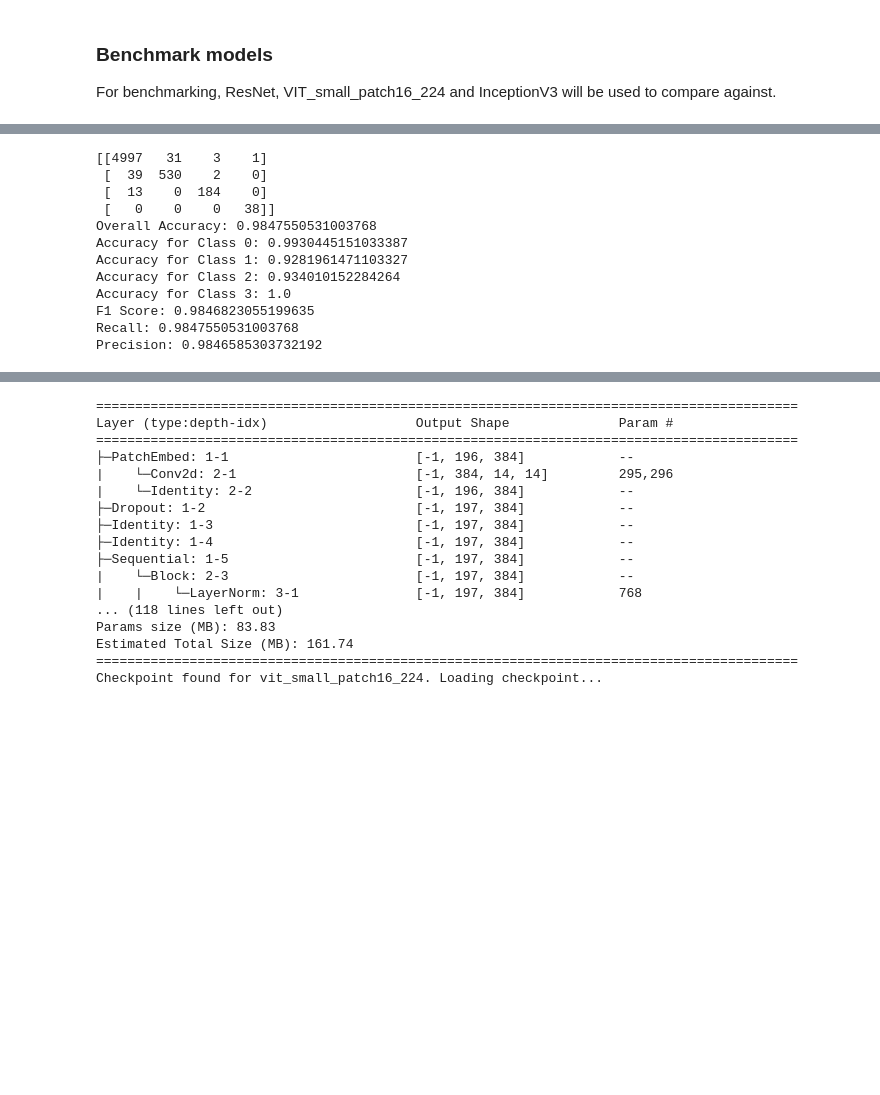
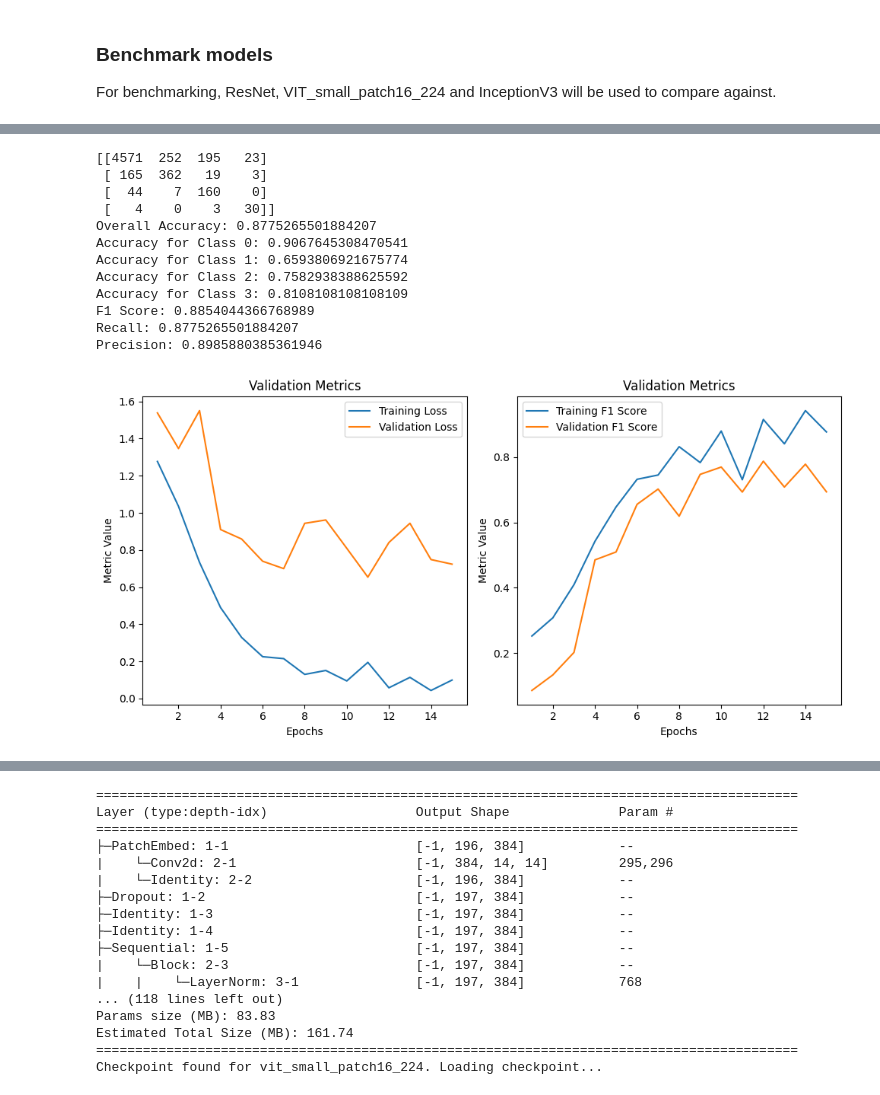
Before and after one commit to LHJJosh/DeepDementiaDetect, a Jupyter notebook: oasis_3_notebook.ipynb, the cells around one changed output, grey strips where cells are left out. Drawn from its saved outputs; the diff is of its cells as text; code cells hidden in the pictures; blank space fills up the shorter version.

Commit message:
fix: training loop no longer breaks:

```diff
--- a/oasis_3_notebook.ipynb
+++ b/oasis_3_notebook.ipynb
@@ -419,12 +419,13 @@ def load_model(model, model_name, model_type='best'):
 
     return model
 # %%
-def plot_metrics(metric_history, title='Validation Metrics', ylabel='Metric Value'):
+def plot_metrics(metric_history, title='Metrics', ylabel='Metric Value'):
     epochs = range(1, len(metric_history['val_loss']) + 1)
 
     plt.figure(figsize=(10, 5))
 
     plt.subplot(1, 2, 1)
+    plt.plot(epochs, metric_history['train_loss'], label='Training Loss')
     plt.plot(epochs, metric_history['val_loss'], label='Validation Loss')
     plt.xlabel('Epochs')
     plt.ylabel(ylabel)
@@ -432,6 +433,7 @@ def plot_metrics(metric_history, title='Validation Metrics', ylabel='Metric Valu
     plt.legend()
 
     plt.subplot(1, 2, 2)
+    plt.plot(epochs, metric_history['train_f1'], label='Training F1 Score')
     plt.plot(epochs, metric_history['val_f1'], label='Validation F1 Score')
     plt.xlabel('Epochs')
     plt.ylabel(ylabel)
@@ -440,6 +442,19 @@ def plot_metrics(metric_history, title='Validation Metrics', ylabel='Metric Valu
 
     plt.tight_layout()
     plt.show()
+
+def plot_metrics_from_csv(model_name, metric_history=None, title='Metrics', ylabel='Metric Value'):
+    csv_file_path = os.path.join('checkpoints/', f'{model_name}_metrics.csv')
+
+    if os.path.exists(csv_file_path):
+        # Load the metric history from the CSV file
+        metric_df = pd.read_csv(csv_file_path)
+        metric_history = {'val_loss': metric_df['val_loss'].tolist(), 'val_f1': metric_df['val_f1'].tolist(),
+            'train_loss': metric_df['train_loss'].tolist(), 'train_f1': metric_df['train_f1'].tolist()
+        }
+
+    # Plot the metrics
+    plot_metrics(metric_history, title=title, ylabel=ylabel)
 # %% [markdown]
 ### Specialised Loss Function
 
@@ -476,7 +491,6 @@ def train_model(model, transform=None, num_epochs=20, model_name='model', traini
     best_model = None
     epochs_no_improve = 0  # Counter for epochs with no improvement
 
-    metric_history = {'val_loss': [], 'val_f1': []}
     model.train()
     model.to(device)
 
@@ -533,6 +547,10 @@ def train_model(model, transform=None, num_epochs=20, model_name='model', traini
         train_f1 = f1_score(all_labels, all_predictions, average='macro')
         train_precision = precision_score(all_labels, all_predictions, average='macro')
         train_recall = recall_score(all_labels, all_predictions, average='macro')
+
+        # Update metric history
+        metric_history['train_loss'].append(train_loss)
+        metric_history['train_f1'].append(train_f1)
 
         # Validation loop
         model.eval()
@@ -654,11 +672,11 @@ num_features = model.fc.in_features
 model.fc = nn.Linear(num_features, 4)
 
 ## Define the loss function and optimizer
-# criterion = nn.CrossEntropyLoss(weight=weights_tensor)
-# Use the hierarchical cross-entropy loss function
 criterion = nn.CrossEntropyLoss(weight=weights_tensor)
 optimizer = optim.Adam(model.parameters(), lr=0.0001, betas=(0.9, 0.999), weight_decay=1e-5)
-model = train_model(model, model_name='resnet18_w_crossentropy', num_epochs=15)
+metric_history = {'val_loss': [], 'val_f1': [], 'train_loss': [], 'train_f1': []}
+model_name='resnet18_w_crossentropy'
+model = train_model(model, model_name=model_name, num_epochs=15)
 # %% [output]
 ==========================================================================================
 Layer (type:depth-idx)                   Output Shape              Param #
@@ -689,27 +732,36 @@ Val Loss: 0.8490896100459033, Val Accuracy: 0.5576017130620985, Val F1: 0.397470
 # %%
 ## Evaluate
 overall_accuracy, class_accuracies, f1, recall, precision = evaluate_model(model, test_dataloader, device)
+
 print(f'Overall Accuracy: {overall_accuracy}')
 for i, class_accuracy in enumerate(class_accuracies):
     print(f'Accuracy for Class {i}: {class_accuracy}')
 print(f'F1 Score: {f1}')
 print(f'Recall: {recall}')
 print(f'Precision: {precision}')
 
-plot_metrics(metric_history, title='Validation Metrics', ylabel='Metric Value')
+# Convert metric history to a DataFrame
+metric_df = pd.DataFrame(metric_history)
+
+# Save the DataFrame to a CSV file
+csv_file_path = os.path.join('checkpoints/', f'{model_name}_metrics.csv')
+metric_df.to_csv(csv_file_path, index=False)
+
+plot_metrics_from_csv(model_name, title='Validation Metrics', ylabel='Metric Value')
 # %% [output]
-[[4997   31    3    1]
- [  39  530    2    0]
- [  13    0  184    0]
- [   0    0    0   38]]
-Overall Accuracy: 0.9847550531003768
-Accuracy for Class 0: 0.9930445151033387
-Accuracy for Class 1: 0.9281961471103327
-Accuracy for Class 2: 0.934010152284264
-Accuracy for Class 3: 1.0
-F1 Score: 0.9846823055199635
-Recall: 0.9847550531003768
-Precision: 0.9846585303732192
+[[4571  252  195   23]
+ [ 165  362   19    3]
+ [  44    7  160    0]
+ [   4    0    3   30]]
+Overall Accuracy: 0.8775265501884207
+Accuracy for Class 0: 0.9067645308470541
+Accuracy for Class 1: 0.6593806921675774
+Accuracy for Class 2: 0.7582938388625592
+Accuracy for Class 3: 0.8108108108108109
+F1 Score: 0.8854044366768989
+Recall: 0.8775265501884207
+Precision: 0.8985880385361946
+[figure, added]
 # %%
 del model
 torch.cuda.empty_cache()
```
Also changed, not shown: parts of 8 cells of this notebook.
